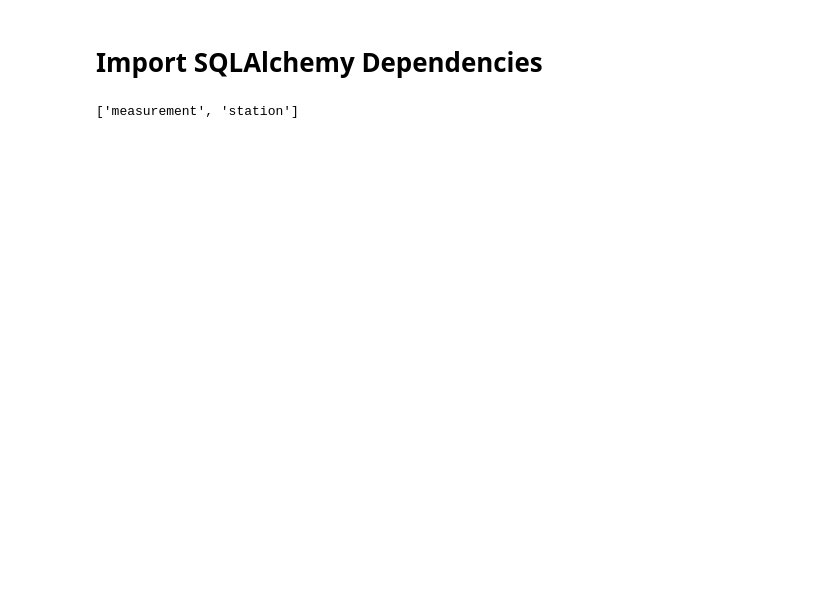
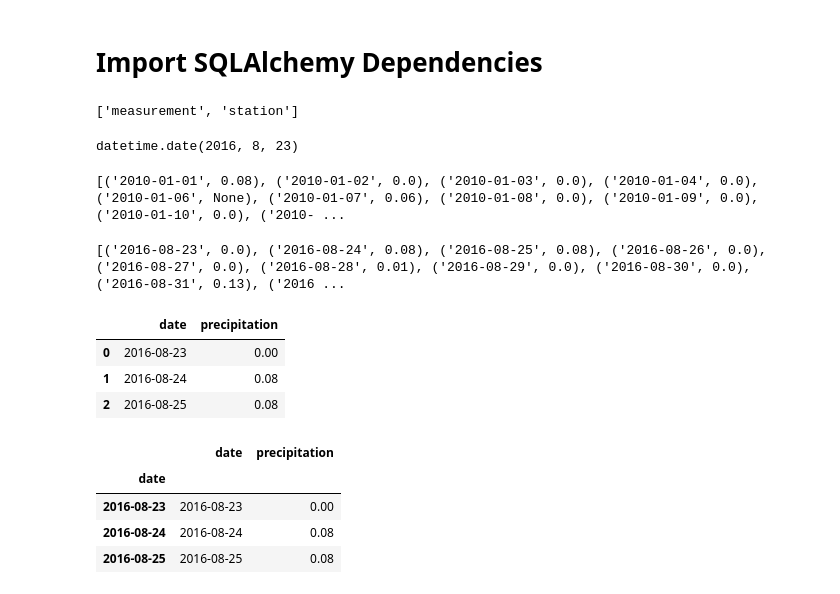
Before and after one commit to annarochav/surfs_up, a Jupyter notebook: climate_analysis.ipynb, the cells around one changed output. Drawn from its saved outputs; the diff is of its cells as text; code cells hidden in the pictures; blank space fills up the shorter version.

```diff
--- a/climate_analysis.ipynb
+++ b/climate_analysis.ipynb
@@ -55,0 +62,8 @@ session = Session(engine)
+# %%
+# Find the Date One Year Ago
+# This function allows us to trace back a certain number of days.
+
+prev_year = dt.date(2017, 8, 23) - dt.timedelta(days=365)
+prev_year
+# %% [output]
+datetime.date(2016, 8, 23)
@@ -55,0 +75,7 @@ session = Session(engine)
+# %%
+# We will reference the Measurement table using Measurement.date and Measurement.prcp.
+
+results = session.query(Measurement.date, Measurement.prcp)
+print(results.all())
+# %% [output]
+[('2010-01-01', 0.08), ('2010-01-02', 0.0), ('2010-01-03', 0.0), ('2010-01-04', 0.0), ('2010-01-06', None), ('2010-01-07', 0.06), ('2010-01-08', 0.0), ('2010-01-09', 0.0), ('2010-01-10', 0.0), ('2010- ...
@@ -55,0 +86,30 @@ session = Session(engine)
+# %%
+# add a function that extracts all of the results from our query and put them in a list.
+
+results = session.query(Measurement.date, Measurement.prcp).filter(Measurement.date >= prev_year).all()
+
+print(results)
+# %% [output]
+[('2016-08-23', 0.0), ('2016-08-24', 0.08), ('2016-08-25', 0.08), ('2016-08-26', 0.0), ('2016-08-27', 0.0), ('2016-08-28', 0.01), ('2016-08-29', 0.0), ('2016-08-30', 0.0), ('2016-08-31', 0.13), ('2016 ...
+# %%
+# Save Query Results
+# In order to have easy access to the results, we need to put them in a DataFrame.
+# we need to provide our results variable as one parameter and specify the column names as our second parameter.
+
+df = pd.DataFrame(results, columns=['date','precipitation'])
+df.head(3)
+# %% [output]
+|  | date | precipitation |
+| 0 | 2016-08-23 | 0.00 |
+| 1 | 2016-08-24 | 0.08 |
+| 2 | 2016-08-25 | 0.08 |
+# %%
+# we want the index column to be the date column
+df.set_index(df['date'], inplace=True)
+df.head(3)
+# %% [output]
+|  | date | precipitation |
+| date |  |  |
+| 2016-08-23 | 2016-08-23 | 0.00 |
+| 2016-08-24 | 2016-08-24 | 0.08 |
+| 2016-08-25 | 2016-08-25 | 0.08 |
```
Also changed, not shown: parts of 10 cells of this notebook.
